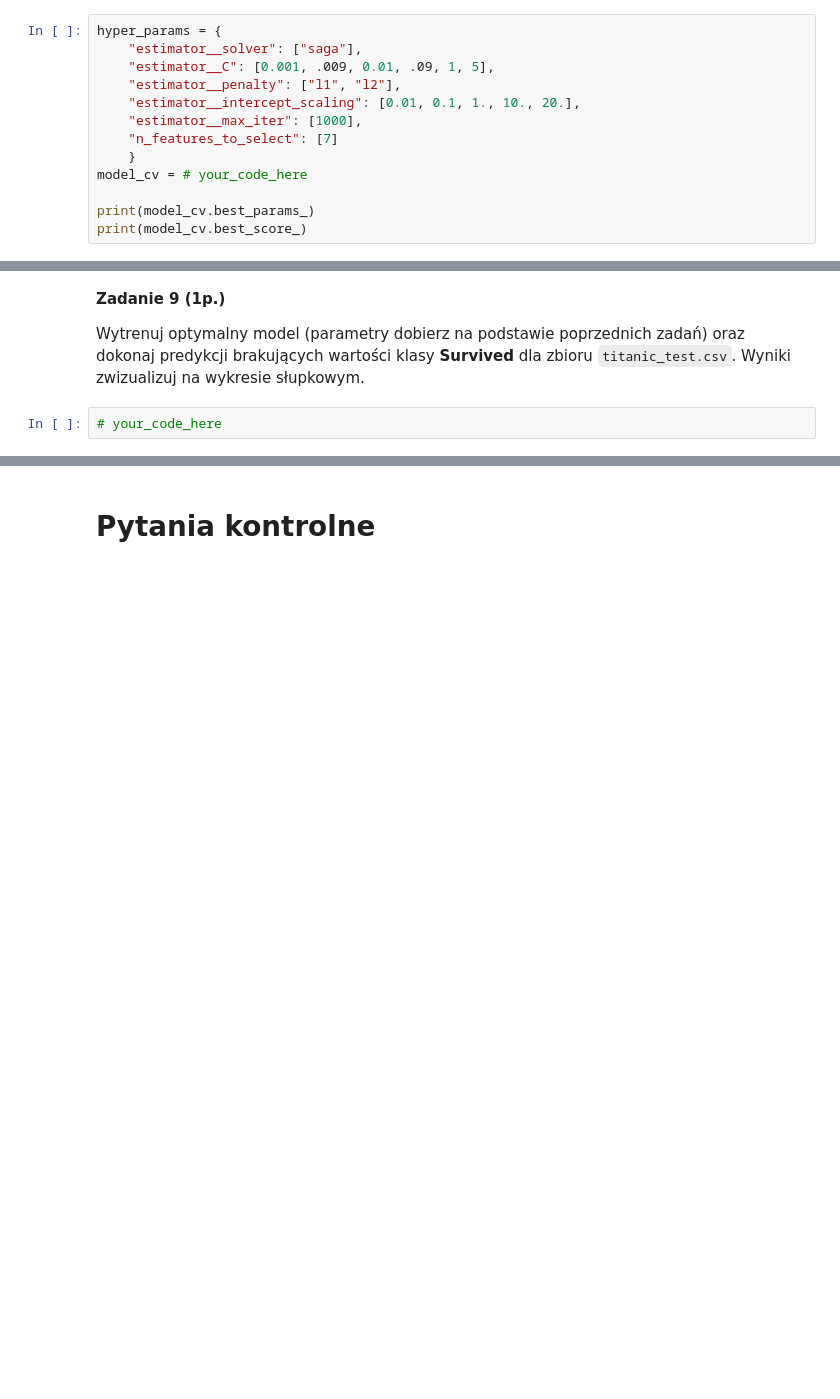
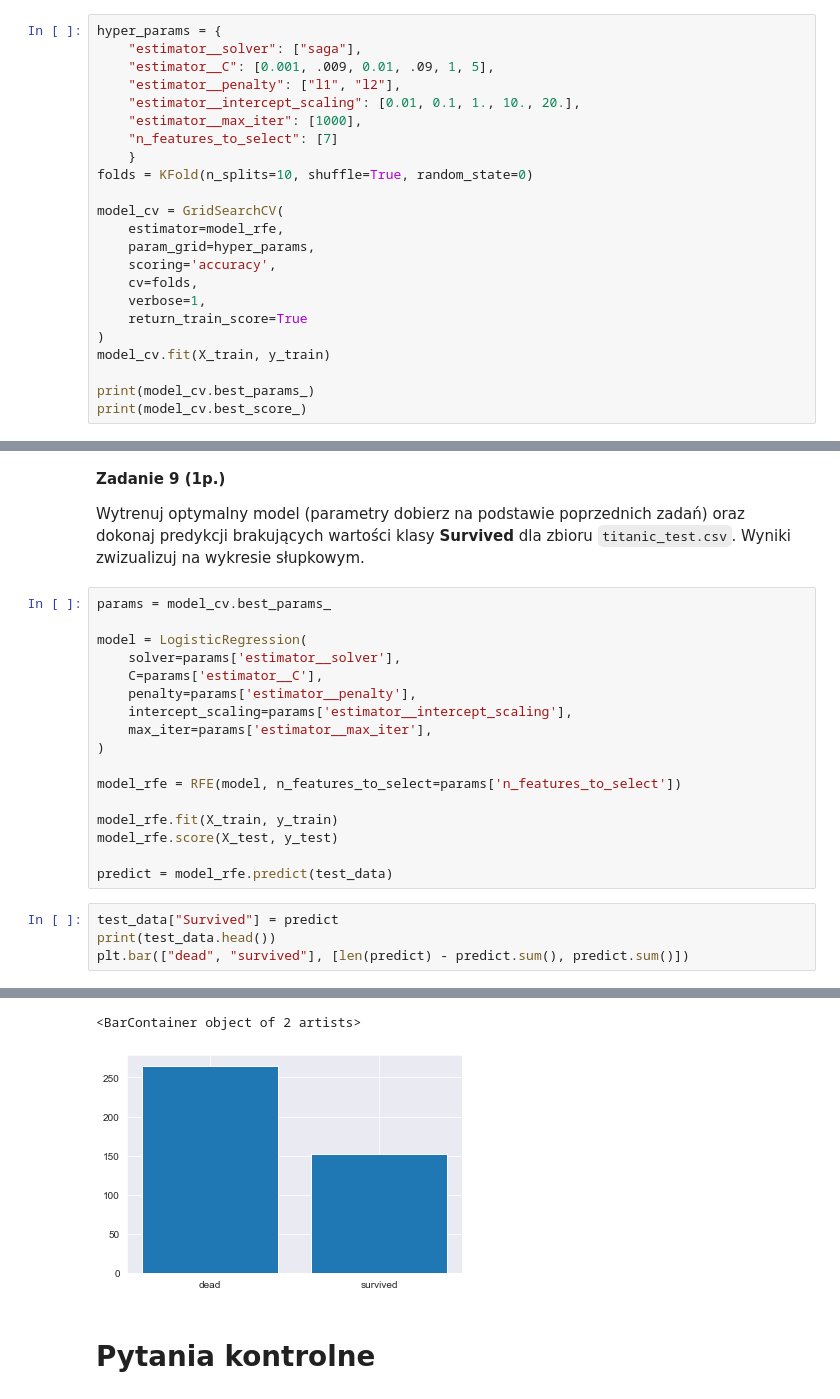
Before and after one commit to pgorgolew/PSI-AGH-COURSE, a Jupyter notebook: lab1/lab_1_introduction.ipynb, the cells around one changed output, grey strips where cells are left out. Cells and saved outputs as stored; diff of their text form; blank space fills up the shorter version.

```diff
--- a/lab1/lab_1_introduction.ipynb
+++ b/lab1/lab_1_introduction.ipynb
@@ -464,7 +694,17 @@ hyper_params = {
     "estimator__max_iter": [1000],
     "n_features_to_select": [7]
     }
-model_cv = # your_code_here
+folds = KFold(n_splits=10, shuffle=True, random_state=0)
+
+model_cv = GridSearchCV(
+    estimator=model_rfe,
+    param_grid=hyper_params,
+    scoring='accuracy',
+    cv=folds,
+    verbose=1,
+    return_train_score=True
+)
+model_cv.fit(X_train, y_train)
 
 print(model_cv.best_params_)
 print(model_cv.best_score_)
@@ -472,5 +716,25 @@ print(model_cv.best_score_)
 **Zadanie 9 (1p.)**
 
 Wytrenuj optymalny model (parametry dobierz na podstawie poprzednich zadań) oraz dokonaj predykcji brakujących wartości klasy **Survived** dla zbioru `titanic_test.csv`. Wyniki zwizualizuj na wykresie słupkowym.
-# %%
-# your_code_here
+# %%
+params = model_cv.best_params_
+
+model = LogisticRegression(
+    solver=params['estimator__solver'],
+    C=params['estimator__C'],
+    penalty=params['estimator__penalty'],
+    intercept_scaling=params['estimator__intercept_scaling'],
+    max_iter=params['estimator__max_iter'],
+)
+
+model_rfe = RFE(model, n_features_to_select=params['n_features_to_select'])
+
+model_rfe.fit(X_train, y_train)
+model_rfe.score(X_test, y_test)
+
+predict = model_rfe.predict(test_data)
+# %%
+test_data["Survived"] = predict
+print(test_data.head())
+plt.bar(["dead", "survived"], [len(predict) - predict.sum(), predict.sum()])
+# %% [output]
@@ -477,3 +754,5 @@ Wytrenuj optymalny model (parametry dobierz na podstawie poprzednich zadań) ora
+<BarContainer object of 2 artists>
+[figure, added]
 # %% [markdown]
 # Pytania kontrolne
 # %% [markdown]
```
Also changed, not shown: parts of 36 cells of this notebook, 1 other file.
